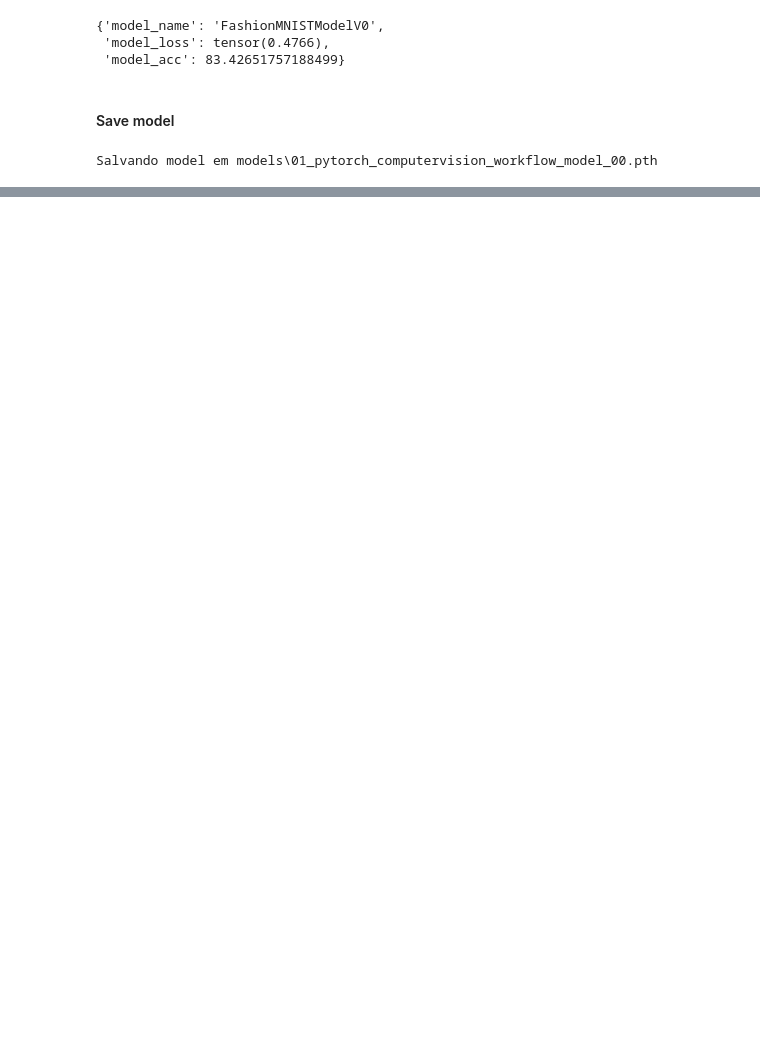
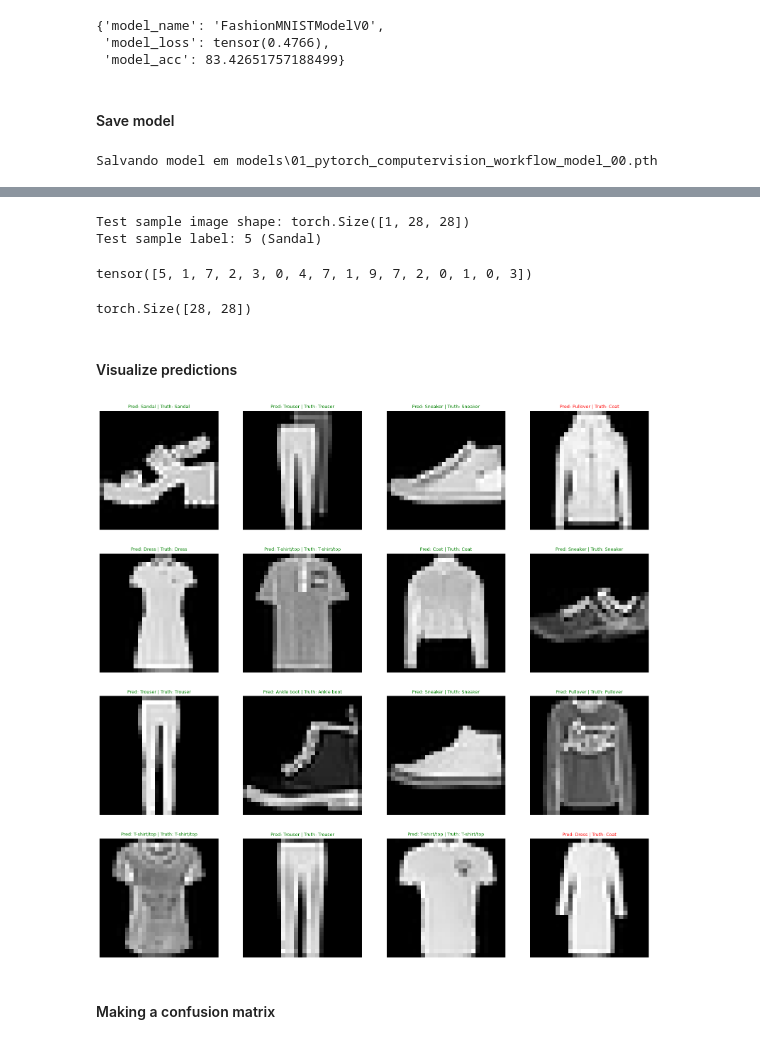
Before and after one commit to PedroEvaldt/PyTorch-Studies, a Jupyter notebook: Model_WorkFlow/ComputerVision.ipynb, the cells around one changed output, grey strips where cells are left out. Drawn from its saved outputs; the diff is of its cells as text; code cells hidden in the pictures; blank space fills up the shorter version.

Commit message:
Convolutional neunal network models

```diff
--- a/Model_WorkFlow/ComputerVision.ipynb
+++ b/Model_WorkFlow/ComputerVision.ipynb
@@ -356,0 +449,3 @@ Salvando model em models\01_pytorch_computervision_workflow_model_00.pth
+# %%
+loss_fn = nn.CrossEntropyLoss()
+optm = torch.optim.SGD(params=model_1.parameters(), lr=0.1)
@@ -356,0 +623,47 @@ Salvando model em models\01_pytorch_computervision_workflow_model_00.pth
+# %%
+import random
+
+random.seed(42)
+test_samples = []
+test_labels = []
+for sample, label in random.sample(list(test_data), k=16):
+    test_samples.append(sample)
+    test_labels.append(label)
+
+# View the first test sample shape and label
+print(
+    f"Test sample image shape: {test_samples[0].shape}\nTest sample label: {test_labels[0]} ({class_names[test_labels[0]]})"
+)
+# %% [output]
+Test sample image shape: torch.Size([1, 28, 28])
+Test sample label: 5 (Sandal)
+# %%
+# Make predictions on test samples with model 2
+pred_probs = make_predictions(model=model_1, data=test_samples)
+pred_classes = pred_probs.argmax(dim=1)
+pred_classes
+# %% [output]
+tensor([5, 1, 7, 2, 3, 0, 4, 7, 1, 9, 7, 2, 0, 1, 0, 3])
+# %%
+for sample in test_samples:
+    print(sample.squeeze().shape)
+    break
+# %% [output]
+torch.Size([28, 28])
+# %% [markdown]
+#### Visualize predictions
+# %%
+nrows, ncols = 4, 4
+fig, axs = plt.subplots(nrows, ncols, figsize=(20, 20))
+axs = axs.ravel()
+for i, sample in enumerate(test_samples):
+    axs[i].imshow(sample.squeeze(), cmap="gray")
+    pred_label = class_names[pred_classes[i]]
+    truth_label = class_names[test_labels[i]]
+    title_text = f"Pred: {pred_label} | Truth: {truth_label}"
+    axs[i].set_title(title_text, fontsize=9, color="g" if pred_label == truth_label else "r")
+    axs[i].axis("off")
+# %% [output]
+[figure, added]
+# %% [markdown]
+#### Making a confusion matrix
```
Also changed, not shown: parts of 19 cells of this notebook, 6 other files.
